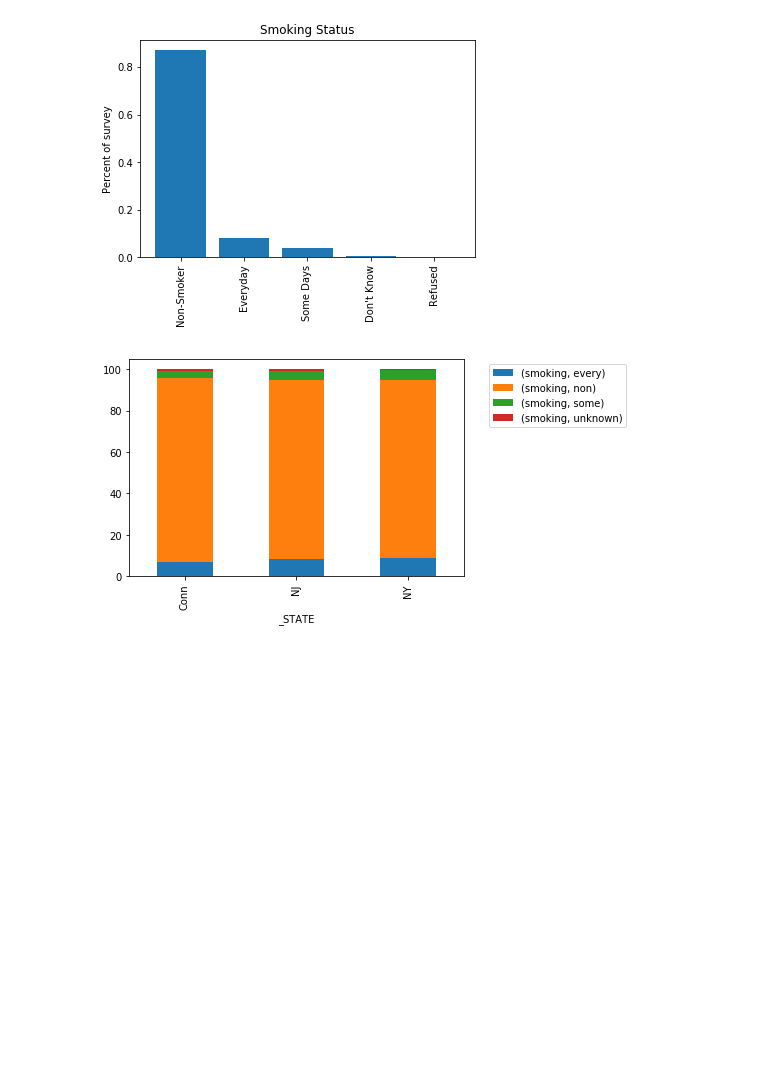
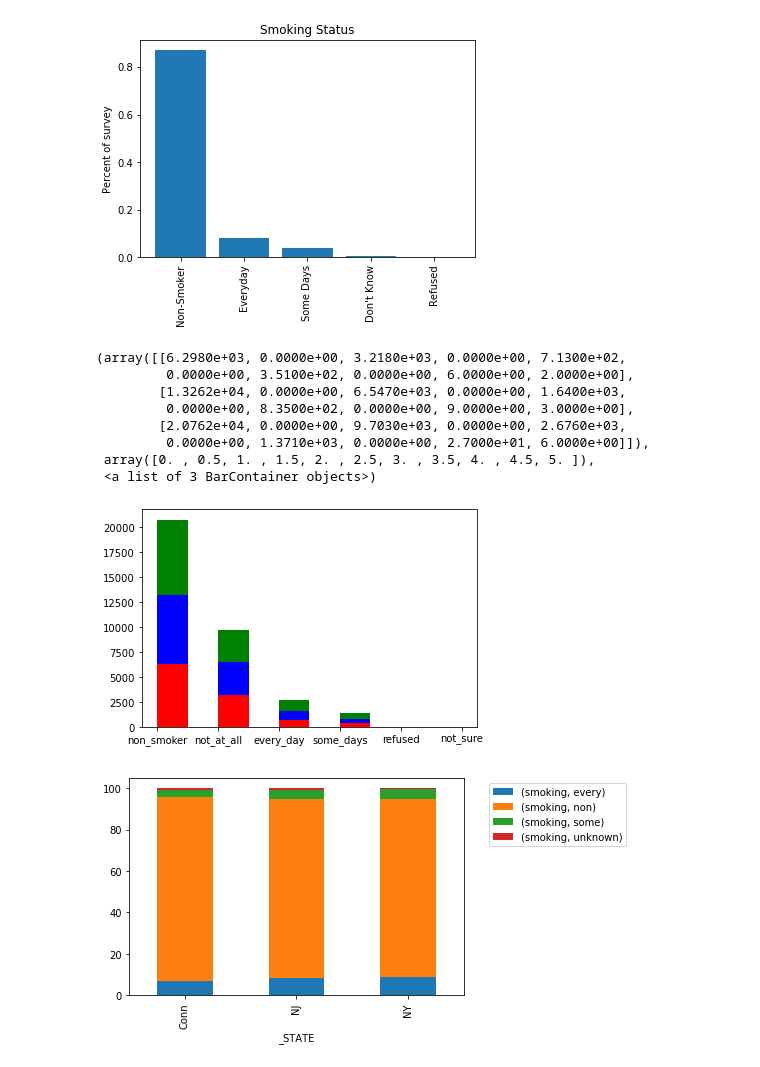
Before and after one commit to Mynusjanai/nyc-dc-ds-020121, a Jupyter notebook: Phase_2/STATS_case_study/Workbook_Statistical_Tests_Applied.ipynb, the cells around one changed output. Cells and saved outputs as stored; diff of their text form; code cells hidden in the pictures; blank space fills up the shorter version.

```diff
--- a/Phase_2/STATS_case_study/Workbook_Statistical_Tests_Applied.ipynb
+++ b/Phase_2/STATS_case_study/Workbook_Statistical_Tests_Applied.ipynb
@@ -193,4 +249,4 @@ Chronically sick people account for a significant proportion of the costs for he
 # %%
 # code to create new colum for chronically sick
 
-df['chron'] = np.where(df['PHYSHLTH']>20, 1, 0)
+# df['chron'] = np.where(df['PHYSHLTH']>20, 1, 0)
@@ -234,3 +400,31 @@ Let's take the column `SMOKDAY2` and start to prepare it so that we can see how
+# %%
+# your code here
+fig, ax = plt.subplots()
+
+smoke_conn = analysis[analysis['_STATE'] == 9.0]['ALL_SMOKE']
+# print(smoke_conn_x)
+# smoke_conn_y = analysis[analysis['_STATE'] == 9.0]['ALL_SMOKE'].index
+# print(smoke_conn_y)
+smoke_nj = analysis[analysis['_STATE'] == 34.0]['ALL_SMOKE']
+smoke_ny = analysis[analysis['_STATE'] == 36.0]['ALL_SMOKE']
+
+ax.hist([smoke_conn, smoke_nj, smoke_ny], stacked=True, color=['r', 'b', 'g'])
+# ax.hist(smoke_nj, label="NJ")
+# ax.bar(smoke_ny, label="NY")
+
+# ax.set_ylabel("# of observations")
+# ax.set_xlabel("Sick Days")
+# ax.legend()
+# %% [output]
+(array([[6.2980e+03, 0.0000e+00, 3.2180e+03, 0.0000e+00, 7.1300e+02,
+         0.0000e+00, 3.5100e+02, 0.0000e+00, 6.0000e+00, 2.0000e+00],
+        [1.3262e+04, 0.0000e+00, 6.5470e+03, 0.0000e+00, 1.6400e+03,
+         0.0000e+00, 8.3500e+02, 0.0000e+00, 9.0000e+00, 3.0000e+00],
+        [2.0762e+04, 0.0000e+00, 9.7030e+03, 0.0000e+00, 2.6760e+03,
+         0.0000e+00, 1.3710e+03, 0.0000e+00, 2.7000e+01, 6.0000e+00]]),
+ array([0. , 0.5, 1. , 1.5, 2. , 2.5, 3. , 3.5, 4. , 4.5, 5. ]),
+ <a list of 3 BarContainer objects>)
+[figure, added]
 # %%
 #graph showing the breakdown of smokers per state
 # %% [output]
```
Also changed, not shown: parts of 27 cells of this notebook, 4 other files.
